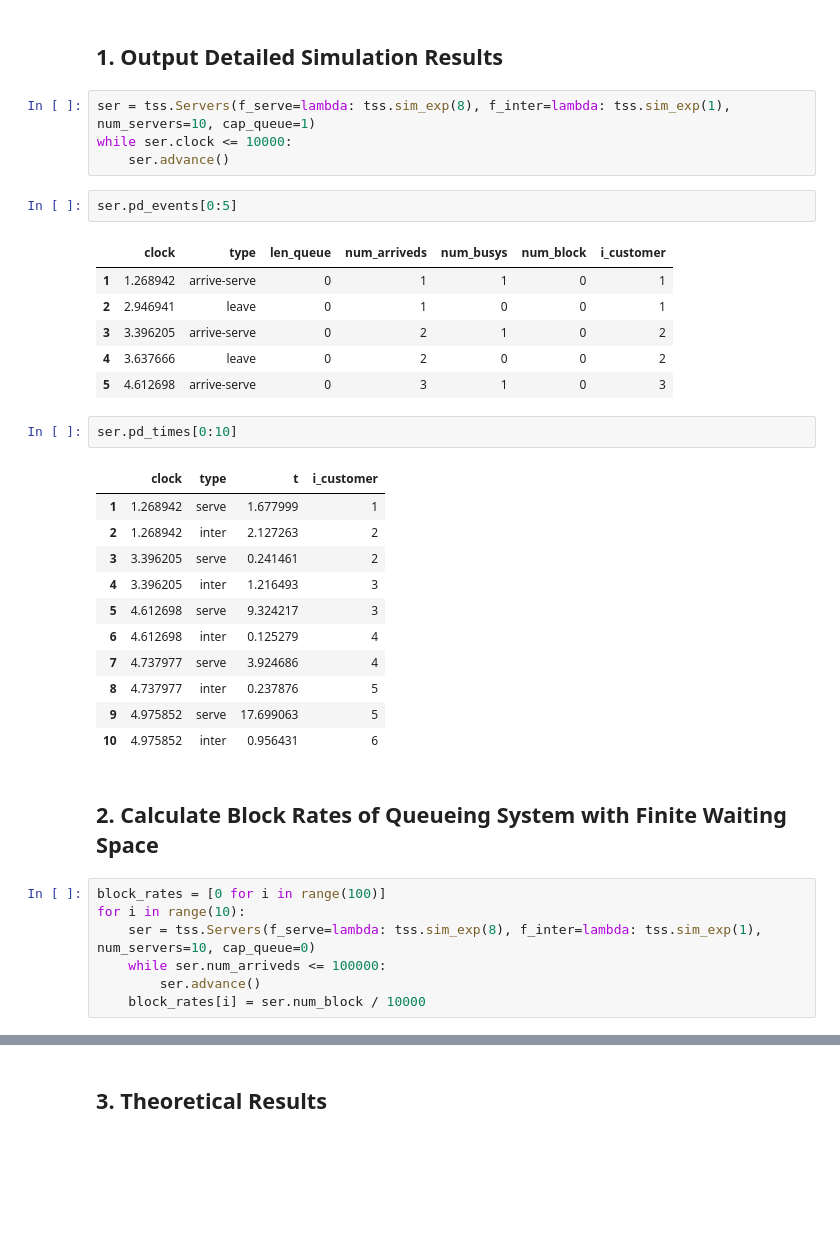
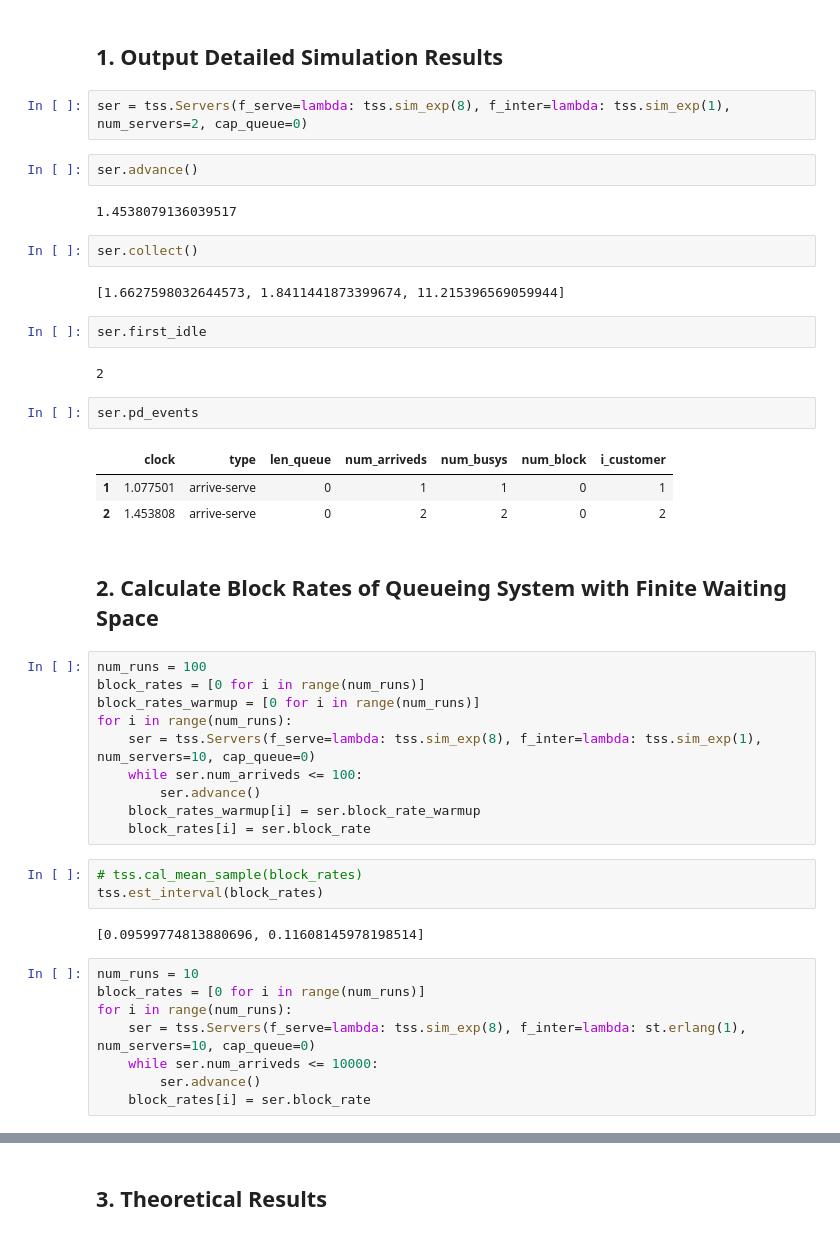
Before and after one commit to edxu96/TidySimStat, a Jupyter notebook: src/DES.ipynb, the cells around one changed output, grey strips where cells are left out. Drawn from its saved outputs; the diff is of its cells as text; blank space fills up the shorter version.

```diff
--- a/src/DES.ipynb
+++ b/src/DES.ipynb
@@ -16,38 +17,47 @@ import TidySimStat as tss
 # %% [markdown]
 ## 1. Output Detailed Simulation Results
 # %%
-ser = tss.Servers(f_serve=lambda: tss.sim_exp(8), f_inter=lambda: tss.sim_exp(1), num_servers=10, cap_queue=1)
-while ser.clock <= 10000:
-    ser.advance()
+ser = tss.Servers(f_serve=lambda: tss.sim_exp(8), f_inter=lambda: tss.sim_exp(1), num_servers=2, cap_queue=0)
+# %%
+ser.advance()
+# %% [output]
+1.4538079136039517
+# %%
+ser.collect()
+# %% [output]
+[1.6627598032644573, 1.8411441873399674, 11.215396569059944]
+# %%
+ser.first_idle
+# %% [output]
+2
 # %%
-ser.pd_events[0:5]
+ser.pd_events
 # %% [output]
 |  | clock | type | len_queue | num_arriveds | num_busys | num_block | i_customer |
-| 1 | 1.268942 | arrive-serve | 0 | 1 | 1 | 0 | 1 |
-| 2 | 2.946941 | leave | 0 | 1 | 0 | 0 | 1 |
-| 3 | 3.396205 | arrive-serve | 0 | 2 | 1 | 0 | 2 |
-| 4 | 3.637666 | leave | 0 | 2 | 0 | 0 | 2 |
-| 5 | 4.612698 | arrive-serve | 0 | 3 | 1 | 0 | 3 |
+| 1 | 1.077501 | arrive-serve | 0 | 1 | 1 | 0 | 1 |
+| 2 | 1.453808 | arrive-serve | 0 | 2 | 2 | 0 | 2 |
-# %%
-ser.pd_times[0:10]
-# %% [output]
-|  | clock | type | t | i_customer |
-| 1 | 1.268942 | serve | 1.677999 | 1 |
-| 2 | 1.268942 | inter | 2.127263 | 2 |
-| 3 | 3.396205 | serve | 0.241461 | 2 |
-| 4 | 3.396205 | inter | 1.216493 | 3 |
-| 5 | 4.612698 | serve | 9.324217 | 3 |
-| 6 | 4.612698 | inter | 0.125279 | 4 |
-| 7 | 4.737977 | serve | 3.924686 | 4 |
-| 8 | 4.737977 | inter | 0.237876 | 5 |
-| 9 | 4.975852 | serve | 17.699063 | 5 |
-| 10 | 4.975852 | inter | 0.956431 | 6 |
 # %% [markdown]
 ## 2. Calculate Block Rates of Queueing System with Finite Waiting Space
+# %%
+num_runs = 100
+block_rates = [0 for i in range(num_runs)]
+block_rates_warmup = [0 for i in range(num_runs)]
+for i in range(num_runs):
+    ser = tss.Servers(f_serve=lambda: tss.sim_exp(8), f_inter=lambda: tss.sim_exp(1), num_servers=10, cap_queue=0)
+    while ser.num_arriveds <= 100:
+        ser.advance()
+    block_rates_warmup[i] = ser.block_rate_warmup
+    block_rates[i] = ser.block_rate
+# %%
+# tss.cal_mean_sample(block_rates)
+tss.est_interval(block_rates)
+# %% [output]
+[0.09599774813880696, 0.11608145978198514]
 # %%
-block_rates = [0 for i in range(100)]
-for i in range(10):
-    ser = tss.Servers(f_serve=lambda: tss.sim_exp(8), f_inter=lambda: tss.sim_exp(1), num_servers=10, cap_queue=0)
-    while ser.num_arriveds <= 100000:
+num_runs = 10
+block_rates = [0 for i in range(num_runs)]
+for i in range(num_runs):
+    ser = tss.Servers(f_serve=lambda: tss.sim_exp(8), f_inter=lambda: st.erlang(1), num_servers=10, cap_queue=0)
+    while ser.num_arriveds <= 10000:
         ser.advance()
-    block_rates[i] = ser.num_block / 10000
+    block_rates[i] = ser.block_rate
```
Also changed, not shown: parts of 9 cells of this notebook, 4 other files.
